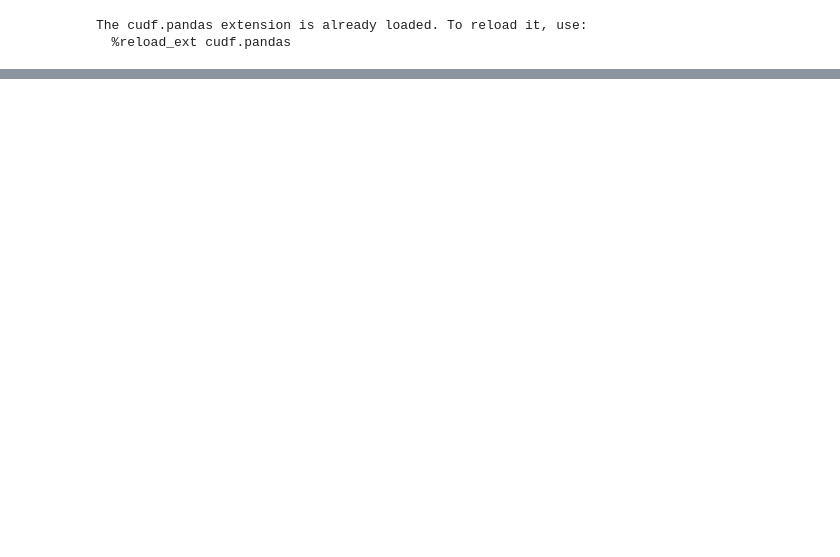
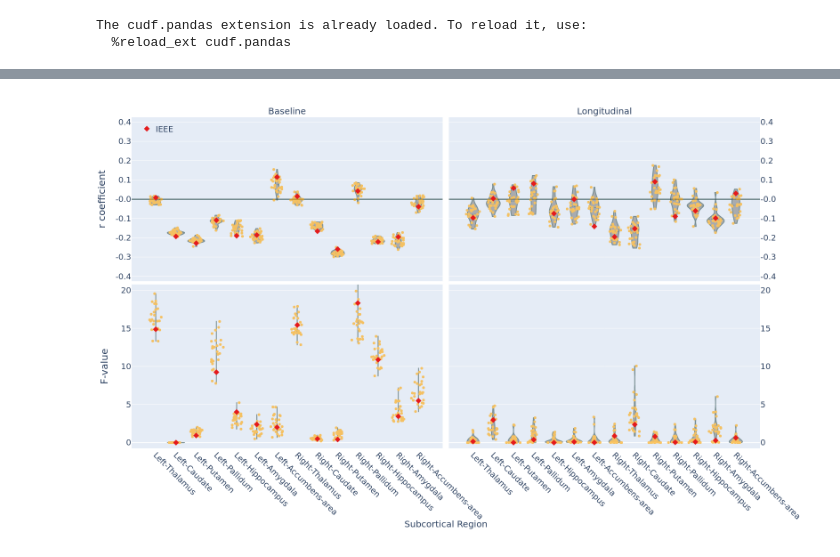
Before and after one commit to yohanchatelain/VIP-python-client, a Jupyter notebook: example/freesurfer-fuzzy/notebooks/clinical/plot/plot-subcortical_volume.ipynb, the cells around one changed output, grey strips where cells are left out. Saved outputs shown, nothing was run; the diff lists cells and outputs as text; code cells hidden in the pictures; blank space fills up the shorter version.

Commit message:
Clean notebook

```diff
--- a/example/freesurfer-fuzzy/notebooks/clinical/plot/plot-subcortical_volume.ipynb
+++ b/example/freesurfer-fuzzy/notebooks/clinical/plot/plot-subcortical_volume.ipynb
@@ -1,3 +3,16 @@
+# %%
+from IPython.display import display, Image
+
+STATIC_RENDERING = True
+
+
+# This is a static rendering of the notebook.
+def show_figure(fig):
+    if STATIC_RENDERING:
+        img = fig.to_image(format="png")
+        display(Image(img))
+    else:
+        fig.show()
 # %%
 # Comment out the following line to run the notebook in CPU mode
 %load_ext cudf.pandas
@@ -731,6 +754,5 @@ for annotation in annotations:
 
 fig.update_layout(height=1000, width=1600)
 plotly.io.write_image(fig, "statstest_coefficients_distribution.pdf")
-
-fig.show()
+show_figure(fig)
 # %% [output]
@@ -737,0 +759 @@ fig.show()
+[figure, added]
```
Also changed, not shown: parts of 5 cells of this notebook.
